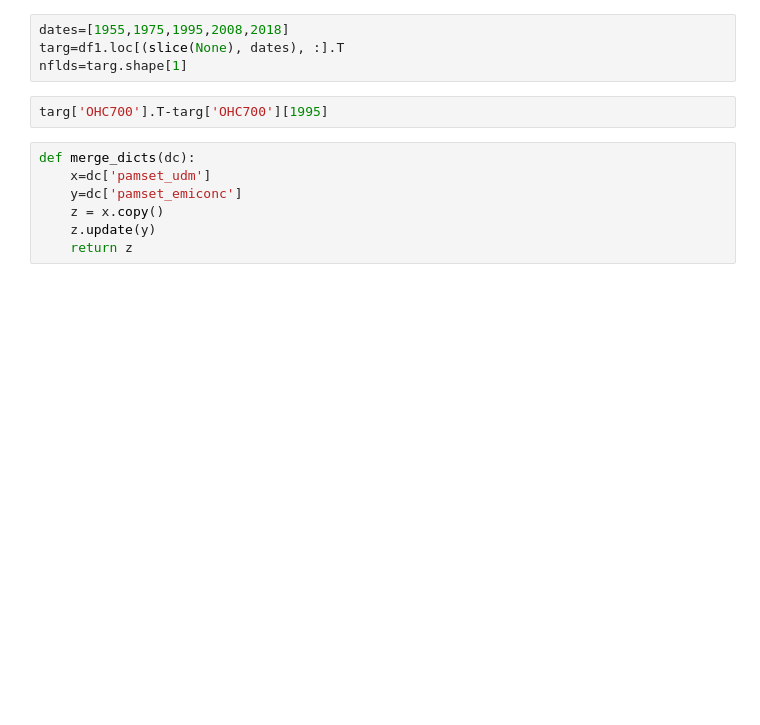
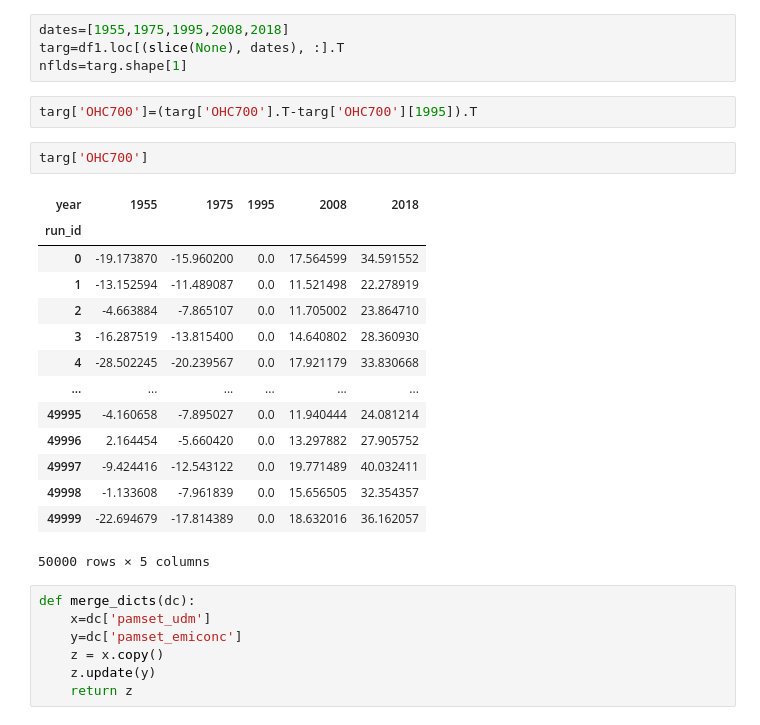
Before and after one commit to ciceroOslo/ciceroscm, a Jupyter notebook: notebooks/calibration pipeline/1 - run parallel PPE.ipynb, the cells around one changed output. Drawn from its saved outputs; the diff is of its cells as text; blank space fills up the shorter version.

```diff
--- a/notebooks/calibration pipeline/1 - run parallel PPE.ipynb
+++ b/notebooks/calibration pipeline/1 - run parallel PPE.ipynb
@@ -302,7 +302,24 @@ dates=[1955,1975,1995,2008,2018]
 targ=df1.loc[(slice(None), dates), :].T
 nflds=targ.shape[1]
 # %%
-targ['OHC700'].T-targ['OHC700'][1995]
+targ['OHC700']=(targ['OHC700'].T-targ['OHC700'][1995]).T
+# %%
+targ['OHC700']
+# %% [output]
+| year | 1955 | 1975 | 1995 | 2008 | 2018 |
+| run_id |  |  |  |  |  |
+| 0 | -19.173870 | -15.960200 | 0.0 | 17.564599 | 34.591552 |
+| 1 | -13.152594 | -11.489087 | 0.0 | 11.521498 | 22.278919 |
+| 2 | -4.663884 | -7.865107 | 0.0 | 11.705002 | 23.864710 |
+| 3 | -16.287519 | -13.815400 | 0.0 | 14.640802 | 28.360930 |
+| 4 | -28.502245 | -20.239567 | 0.0 | 17.921179 | 33.830668 |
+| ... | ... | ... | ... | ... | ... |
+| 49995 | -4.160658 | -7.895027 | 0.0 | 11.940444 | 24.081214 |
+| 49996 | 2.164454 | -5.660420 | 0.0 | 13.297882 | 27.905752 |
+| 49997 | -9.424416 | -12.543122 | 0.0 | 19.771489 | 40.032411 |
+| 49998 | -1.133608 | -7.961839 | 0.0 | 15.656505 | 32.354357 |
+| 49999 | -22.694679 | -17.814389 | 0.0 | 18.632016 | 36.162057 |
+50000 rows × 5 columns
 # %%
 def merge_dicts(dc):
     x=dc['pamset_udm']
```
Also changed, not shown: parts of 4 cells of this notebook, 1 other file.
